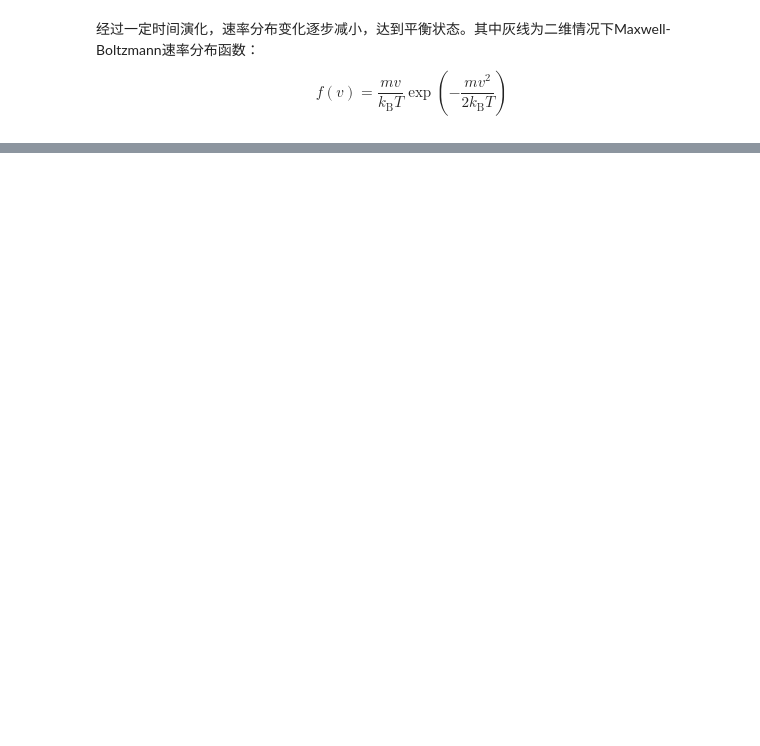
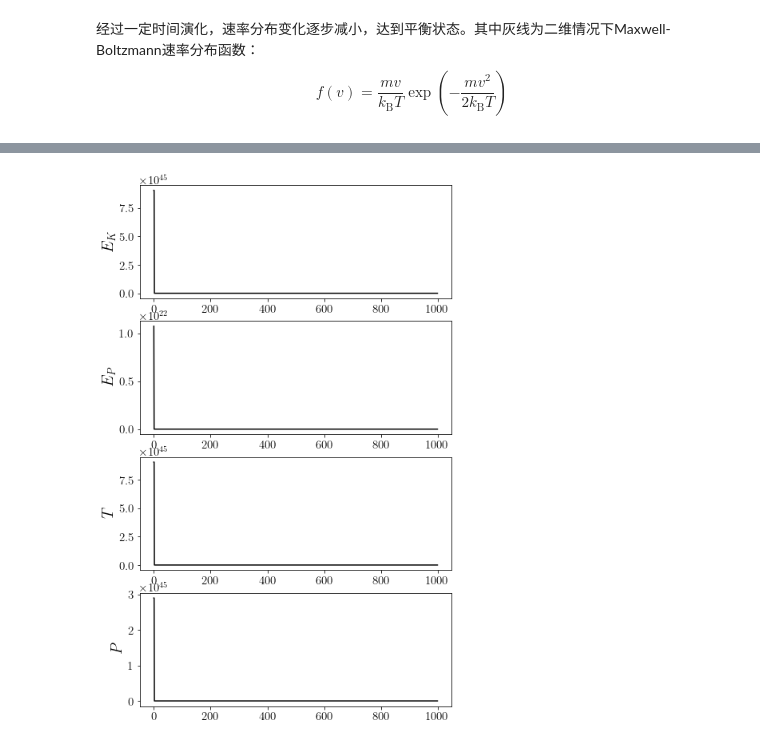
Before and after one commit to sim42/SCML, a Jupyter notebook: Chapter08/2. 分子动力学方法.ipynb, the cells around one changed output, grey strips where cells are left out. Cells and saved outputs as stored; diff of their text form; code cells hidden in the pictures; blank space fills up the shorter version.

```diff
--- a/Chapter08/2. 分子动力学方法.ipynb
+++ b/Chapter08/2. 分子动力学方法.ipynb
@@ -280,0 +567,23 @@ $$f(v) = \frac{mv}{k_\mathrm{B}T}\exp\left(-\frac{mv^2}{2k_\mathrm{B}T}\right)$$
+# %%
+# Plot all of the quantities
+def plot():
+    plt.figure(figsize=[7,12])
+    plt.rc('xtick', labelsize=15)
+    plt.rc('ytick', labelsize=15)
+    plt.subplot(4, 1, 1)
+    plt.plot(ene_kin_aver,'k-')
+    plt.ylabel(r"$E_{K}$", fontsize=20)
+    plt.subplot(4, 1, 2)
+    plt.plot(ene_pot_aver,'k-')
+    plt.ylabel(r"$E_{P}$", fontsize=20)
+    plt.subplot(4, 1, 3)
+    plt.plot(temperature,'k-')
+    plt.ylabel(r"$T$", fontsize=20)
+    plt.subplot(4, 1, 4)
+    plt.plot(pressure,'k-')
+    plt.ylabel(r"$P$", fontsize=20)
+    plt.show()
+
+plot()
+# %% [output]
+[figure, added]
```
Also changed, not shown: parts of 14 cells of this notebook, 2 other files.
